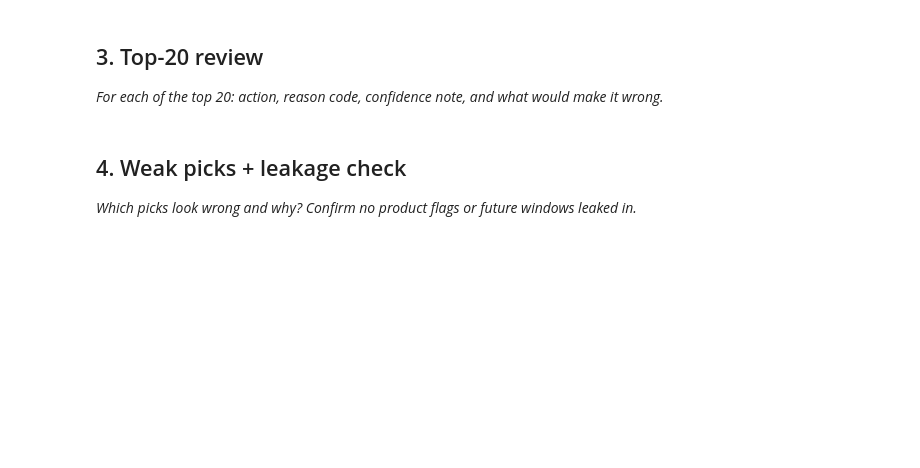
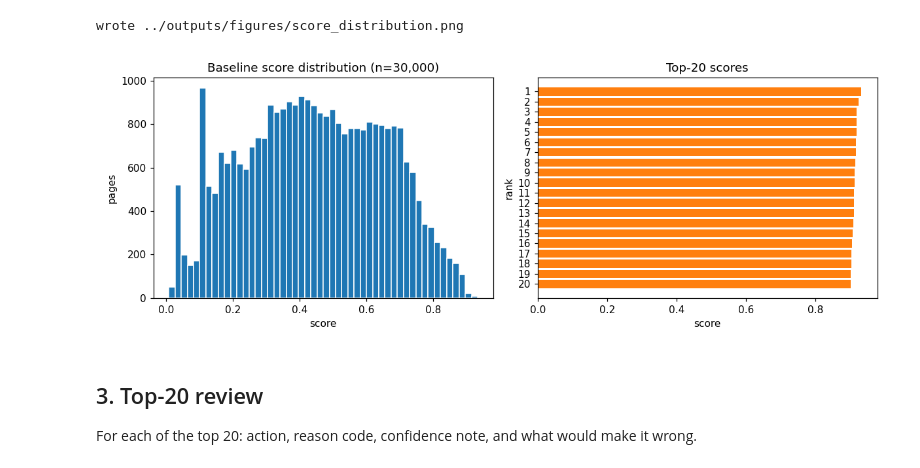
Before and after one commit to iammns9/flyrank_ml_internship, a Jupyter notebook: work/notebooks/w04_baseline_score.ipynb, the cells around one changed output. Saved outputs shown, nothing was run; the diff lists cells and outputs as text; code cells hidden in the pictures; blank space fills up the shorter version.

Commit message:
ML-07: baseline action score notebook executed + receipts

```diff
--- a/work/notebooks/w04_baseline_score.ipynb
+++ b/work/notebooks/w04_baseline_score.ipynb
@@ -23,4 +157,23 @@ This skeleton is yours to fill. Work the sections **in order** — each one has
+# %%
+import matplotlib
+matplotlib.use('Agg')
+import matplotlib.pyplot as plt
+
+fig, ax = plt.subplots(1, 2, figsize=(11, 4))
+ax[0].hist(df['score'], bins=50, color='#1f77b4', edgecolor='white')
+ax[0].set_title('Baseline score distribution (n=30,000)')
+ax[0].set_xlabel('score'); ax[0].set_ylabel('pages')
+t20 = df.sort_values('rank').head(20)
+ax[1].barh(t20['rank'].astype(str), t20['score'], color='#ff7f0e')
+ax[1].invert_yaxis()
+ax[1].set_title('Top-20 scores'); ax[1].set_xlabel('score'); ax[1].set_ylabel('rank')
+fig.tight_layout()
+fig.savefig('../outputs/figures/score_distribution.png', dpi=110)
+print('wrote ../outputs/figures/score_distribution.png')
+# %% [output]
+wrote ../outputs/figures/score_distribution.png
+[figure, added]
 # %% [markdown]
 ## 3. Top-20 review
 
-*For each of the top 20: action, reason code, confidence note, and what would make it wrong.*
+For each of the top 20: action, reason code, confidence note, and what would make it wrong.
@@ -30,4 +179,0 @@ This skeleton is yours to fill. Work the sections **in order** — each one has
-# %% [markdown]
-## 4. Weak picks + leakage check
-
-*Which picks look wrong and why? Confirm no product flags or future windows leaked in.*
```
Also changed, not shown: parts of 15 cells of this notebook, 2 other files.
